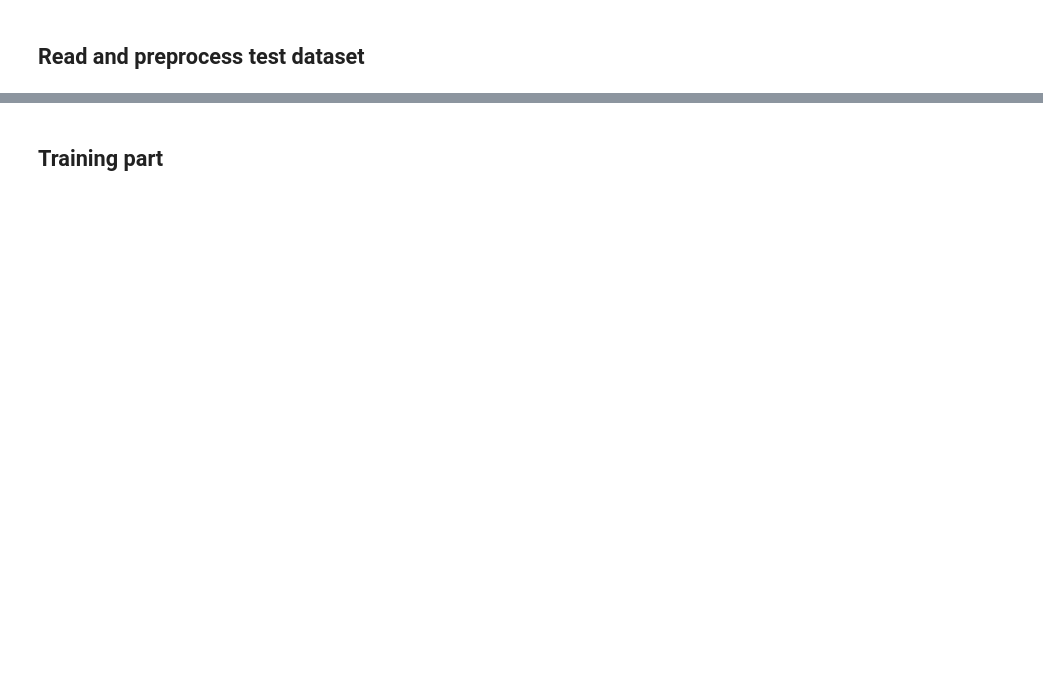
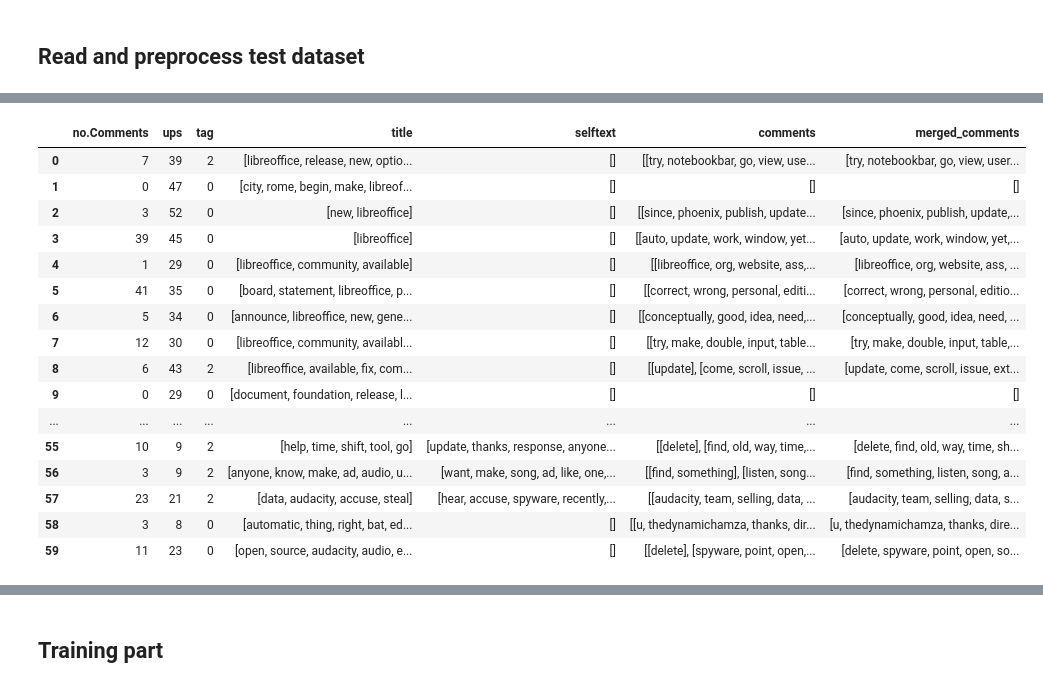
Before and after one commit to CXwudi/csi5137c-project, a Jupyter notebook: src/main_training.ipynb, the cells around one changed output, grey strips where cells are left out. Saved outputs shown, nothing was run; the diff lists cells and outputs as text; code cells hidden in the pictures; blank space fills up the shorter version.

```diff
--- a/src/main_training.ipynb
+++ b/src/main_training.ipynb
@@ -143,0 +186,22 @@ trainable_dataset
+# %%
+tokenzied_test_dataset = proprocessing_text(test_dataset)
+tokenzied_test_dataset["merged_comments"] = tokenzied_test_dataset["comments"].apply(lambda x: reduce(lambda a, b: a + b, x, []))
+tokenzied_test_dataset
+# %% [output]
+|  | no.Comments | ups | tag | title | selftext | comments | merged_comments |
+| 0 | 7 | 39 | 2 | [libreoffice, release, new, optio... | [] | [[try, notebookbar, go, view, use... | [try, notebookbar, go, view, user... |
+| 1 | 0 | 47 | 0 | [city, rome, begin, make, libreof... | [] | [] | [] |
+| 2 | 3 | 52 | 0 | [new, libreoffice] | [] | [[since, phoenix, publish, update... | [since, phoenix, publish, update,... |
+| 3 | 39 | 45 | 0 | [libreoffice] | [] | [[auto, update, work, window, yet... | [auto, update, work, window, yet,... |
+| 4 | 1 | 29 | 0 | [libreoffice, community, available] | [] | [[libreoffice, org, website, ass,... | [libreoffice, org, website, ass, ... |
+| 5 | 41 | 35 | 0 | [board, statement, libreoffice, p... | [] | [[correct, wrong, personal, editi... | [correct, wrong, personal, editio... |
+| 6 | 5 | 34 | 0 | [announce, libreoffice, new, gene... | [] | [[conceptually, good, idea, need,... | [conceptually, good, idea, need, ... |
+| 7 | 12 | 30 | 0 | [libreoffice, community, availabl... | [] | [[try, make, double, input, table... | [try, make, double, input, table,... |
+| 8 | 6 | 43 | 2 | [libreoffice, available, fix, com... | [] | [[update], [come, scroll, issue, ... | [update, come, scroll, issue, ext... |
+| 9 | 0 | 29 | 0 | [document, foundation, release, l... | [] | [] | [] |
+| ... | ... | ... | ... | ... | ... | ... | ... |
+| 55 | 10 | 9 | 2 | [help, time, shift, tool, go] | [update, thanks, response, anyone... | [[delete], [find, old, way, time,... | [delete, find, old, way, time, sh... |
+| 56 | 3 | 9 | 2 | [anyone, know, make, ad, audio, u... | [want, make, song, ad, like, one,... | [[find, something], [listen, song... | [find, something, listen, song, a... |
+| 57 | 23 | 21 | 2 | [data, audacity, accuse, steal] | [hear, accuse, spyware, recently,... | [[audacity, team, selling, data, ... | [audacity, team, selling, data, s... |
+| 58 | 3 | 8 | 0 | [automatic, thing, right, bat, ed... | [] | [[u, thedynamichamza, thanks, dir... | [u, thedynamichamza, thanks, dire... |
+| 59 | 11 | 23 | 0 | [open, source, audacity, audio, e... | [] | [[delete], [spyware, point, open,... | [delete, spyware, point, open, so... |
```
Also changed, not shown: parts of 12 cells of this notebook, 3 other files.
